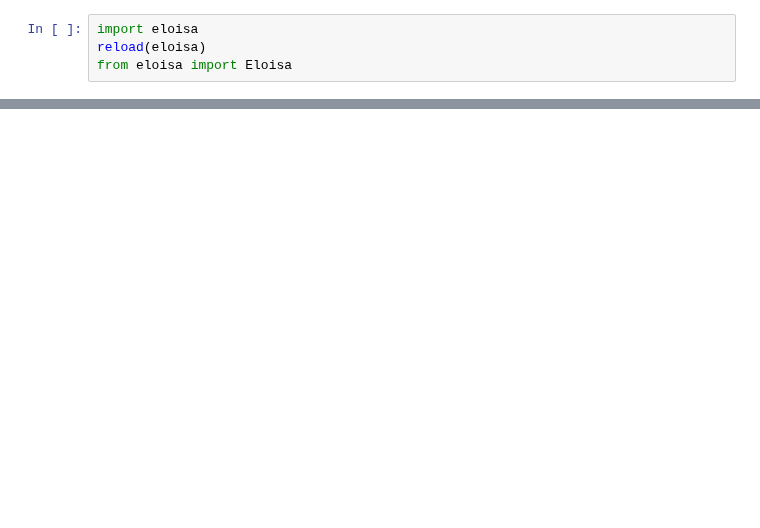
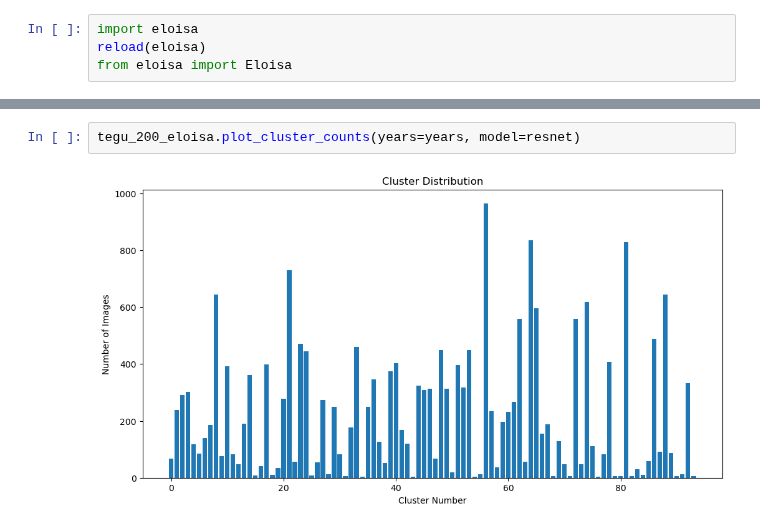
Before and after one commit to JuanesLamilla/TemporalClusterNet, a Jupyter notebook: main.ipynb, the cells around one changed output, grey strips where cells are left out. Cells and saved outputs as stored; diff of their text form; blank space fills up the shorter version.

```diff
--- a/main.ipynb
+++ b/main.ipynb
@@ -135,0 +122,4 @@ tegu_600_eloisa.close_db()
+# %%
+tegu_200_eloisa.plot_cluster_counts(years=years, model=resnet)
+# %% [output]
+[figure, added]
```
Also changed, not shown: parts of 45 cells of this notebook.
